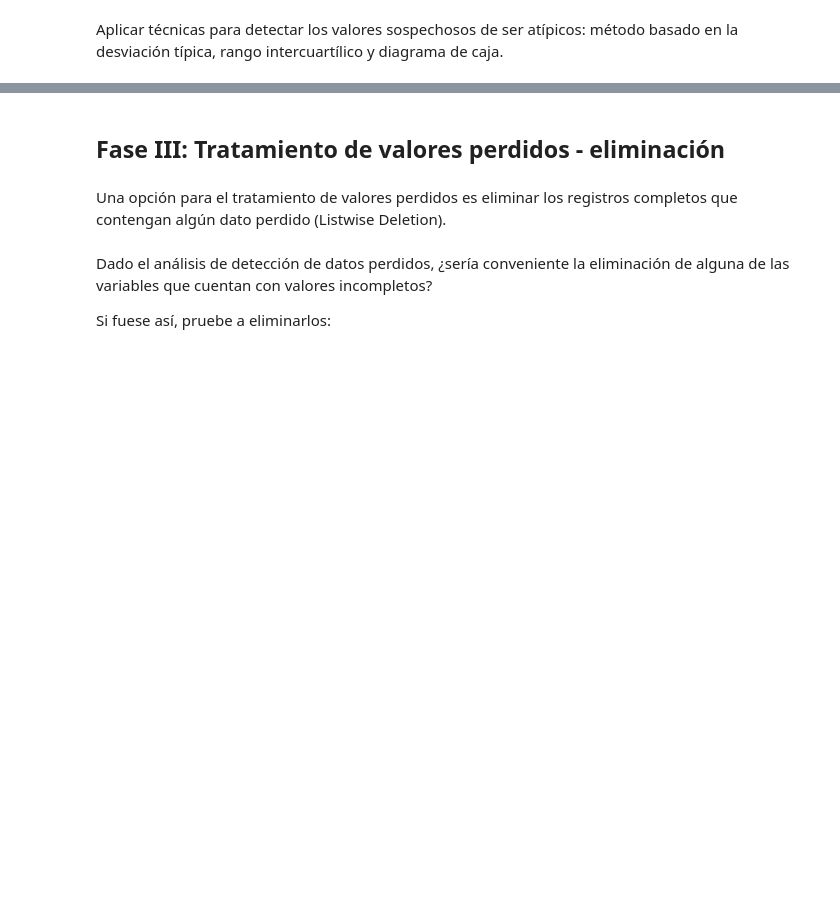
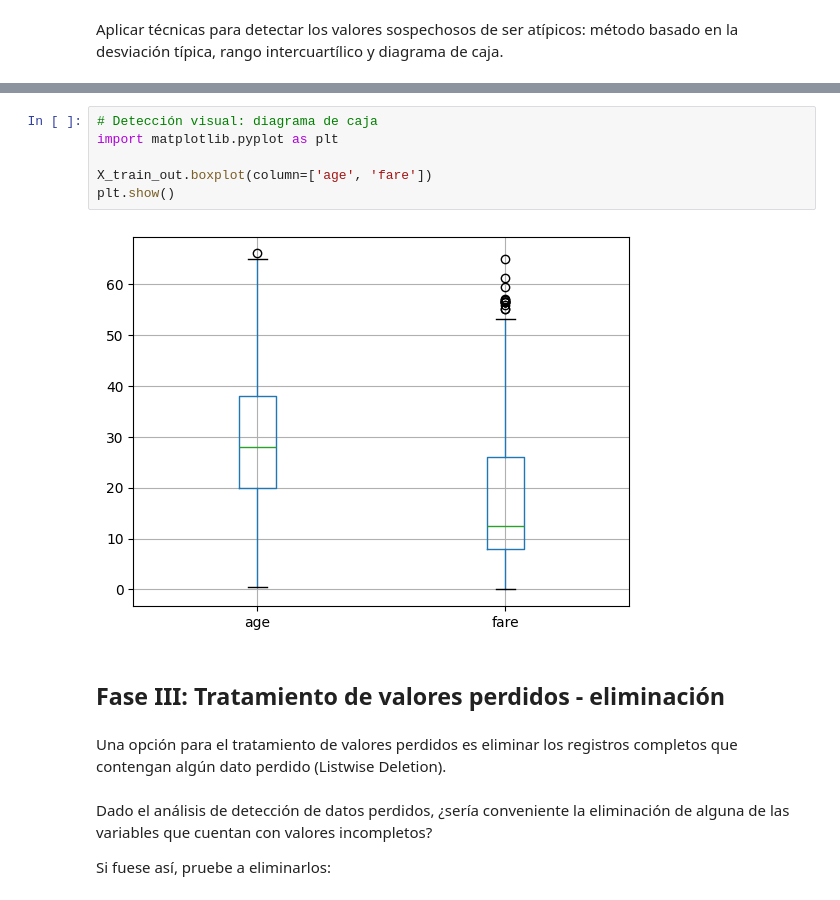
Before and after one commit to duvan1026/Titanic_Big_Data, a Jupyter notebook: ABD_CastroBautistaDuvanDario.ipynb, the cells around one changed output, grey strips where cells are left out. Saved outputs shown, nothing was run; the diff lists cells and outputs as text; blank space fills up the shorter version.

```diff
--- a/ABD_CastroBautistaDuvanDario.ipynb
+++ b/ABD_CastroBautistaDuvanDario.ipynb
@@ -919,3 +1071,11 @@ X_train_out.shape
+# %%
+# Detección visual: diagrama de caja
+import matplotlib.pyplot as plt
+
+X_train_out.boxplot(column=['age', 'fare'])
+plt.show()
+# %% [output]
+[figure, added]
 # %% [markdown]
 ## Fase III: Tratamiento de valores perdidos - eliminación
 # %% [markdown]
```
Also changed, not shown: parts of 17 cells of this notebook.
